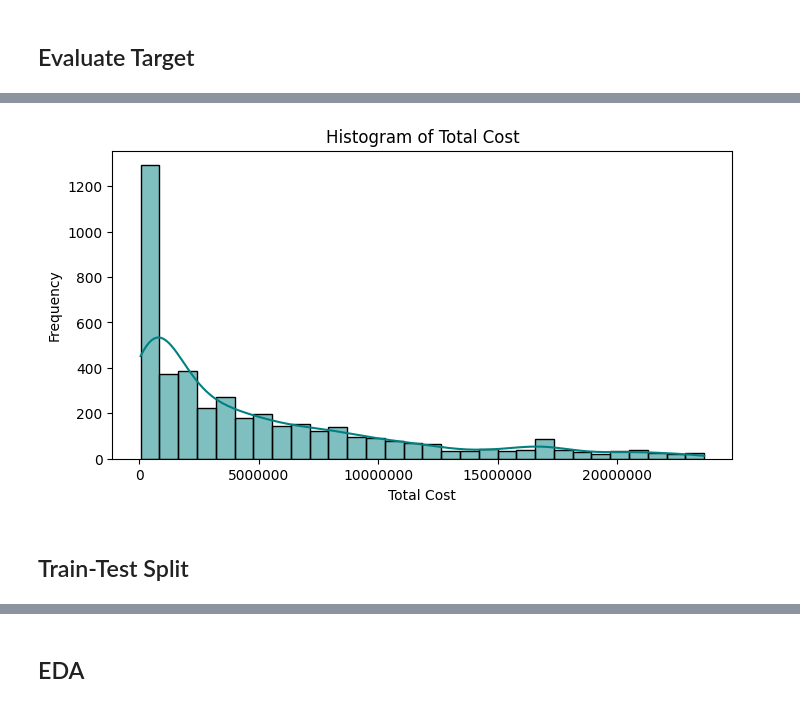
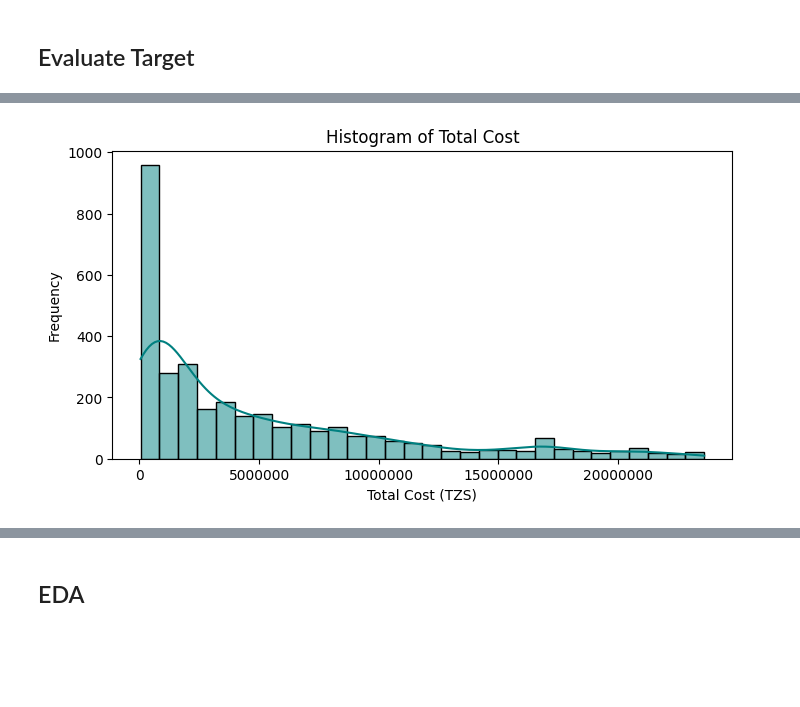
Before and after one commit to marinamoya/tanzania-turism-ml-project, a Jupyter notebook: Train_features_EDA _Baseline.ipynb, the cells around one changed output, grey strips where cells are left out. Cells and saved outputs as stored; diff of their text form; code cells hidden in the pictures; blank space fills up the shorter version.

```diff
--- a/Train_features_EDA _Baseline.ipynb
+++ b/Train_features_EDA _Baseline.ipynb
@@ -84,3 +117,3 @@ Upper Whisker total cost 23635950.0
 # %%
 #Remove outliers
-df_tanzania = df_tanzania.query("total_cost <= 23635950.0")
+df_tanzania_train = df_tanzania_train.query("total_cost <= 23601032.0")
@@ -93,13 +135,11 @@ sns.boxplot(df_tanzania["total_cost"])
 # %%
 # Distribution
 plt.figure(figsize=(8, 4))
-sns.histplot(df_tanzania["total_cost"], bins=30, kde=True, color='teal')
+sns.histplot(df_tanzania_train["total_cost"], bins=30, kde=True, color = "teal", alpha = 0.5)
 plt.title('Histogram of Total Cost')
-plt.xlabel('Total Cost')
+plt.xlabel('Total Cost (TZS)')
 plt.ylabel('Frequency')
 plt.ticklabel_format(style='plain')
 plt.show()
 # %% [output]
-[figure, old version]
+[figure, new version]
-# %% [markdown]
-## Train-Test Split
```
Also changed, not shown: parts of 45 cells of this notebook, 25 other files.
